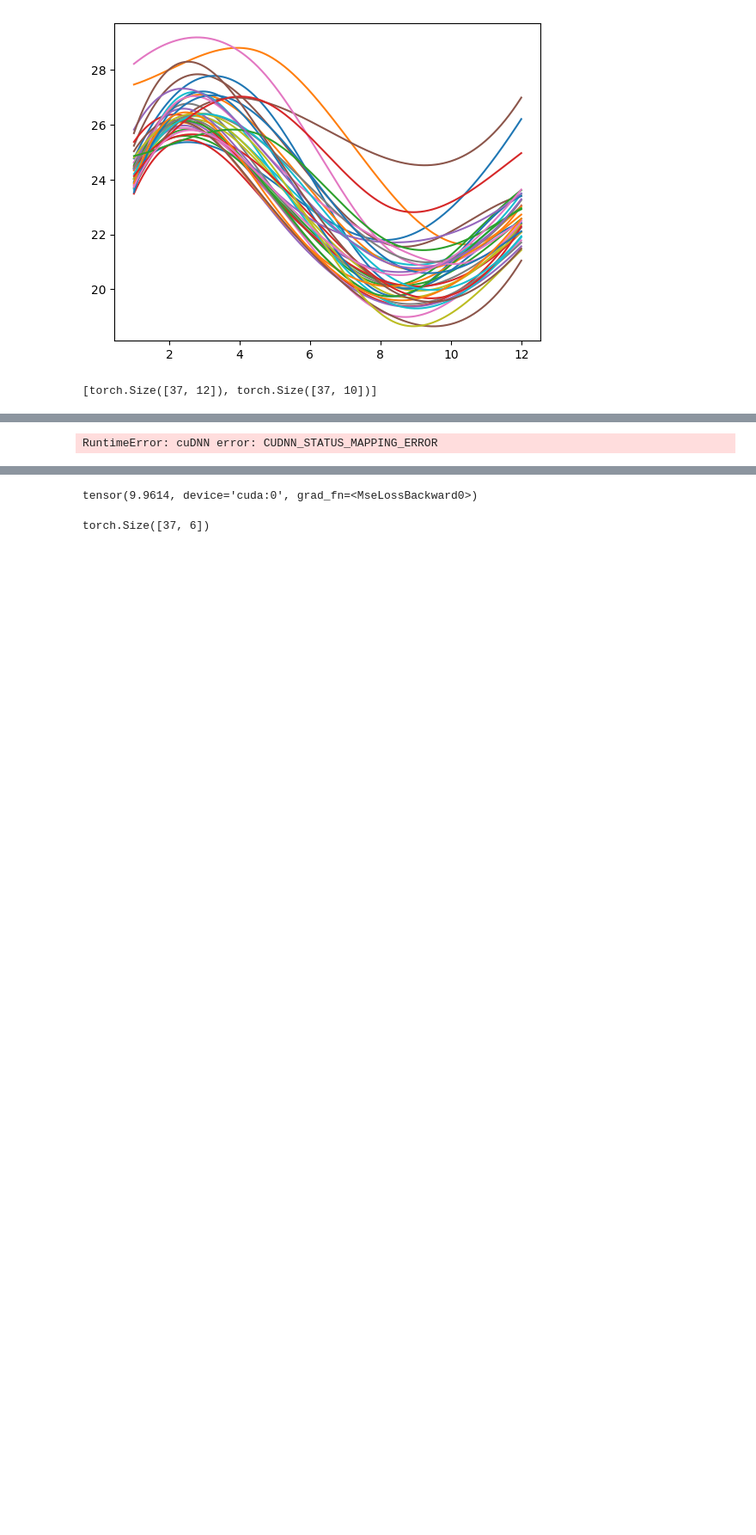
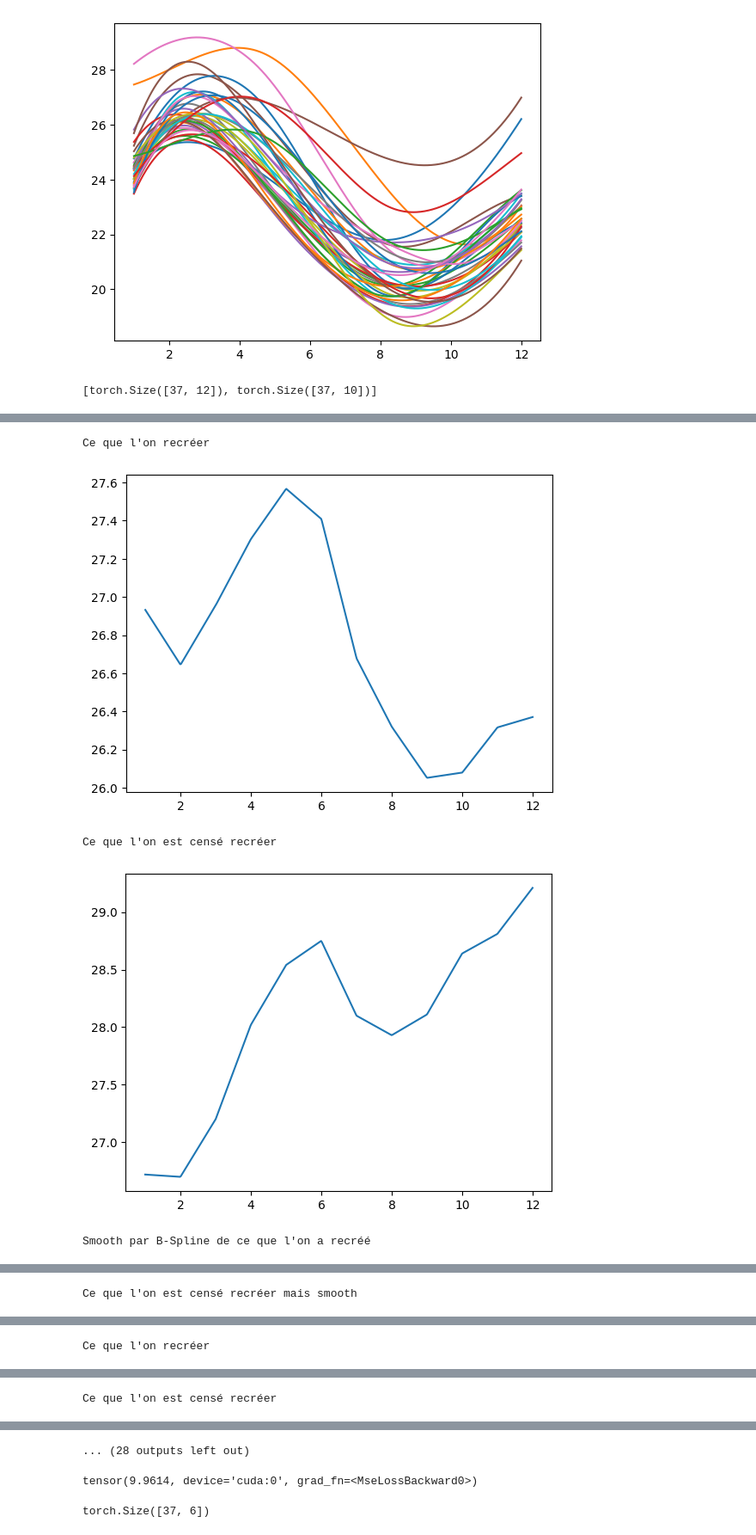
Before and after one commit to Larcheveque-Valentin/CNN, a Jupyter notebook: MNIST_Classifiers/FAE_El_nino/FAE_CNN_transpose_out_unique.ipynb, the cells around one changed output, grey strips where cells are left out. Shown at 86% size. Cells and saved outputs as stored; diff of their text form; code cells hidden in the pictures; blank space fills up the shorter version.

```diff
--- a/MNIST_Classifiers/FAE_El_nino/FAE_CNN_transpose_out_unique.ipynb
+++ b/MNIST_Classifiers/FAE_El_nino/FAE_CNN_transpose_out_unique.ipynb
@@ -310,22 +322,27 @@ NameError: name 'train' is not defined
 # %%
 
 basis_output_CNN_FAE=skfda.representation.basis.BSplineBasis(knots=linspace(1,n_output_CNN_FAE,4))
-FDOutput=skfda.FDataGrid(CNN(region_de_test[9,:].unsqueeze(0))[:,:].detach().cpu(),grid_points=linspace(1,n_output_CNN_FAE,n_output_CNN_FAE))
-FDOutput.plot()
-print("Ce que l'on recréer")
-plt.show()
-FD_region_test=skfda.FDataGrid(region_de_test[9,:].detach().cpu(),grid_points=ElNino_OISST_region_1and2_x)
-FD_region_test.plot()
-print("Ce que l'on est censé recréer")
+for i in range(5):
+    FDOutput=skfda.FDataGrid(CNN(region_de_test[i,:].unsqueeze(0))[:,:].detach().cpu(),grid_points=linspace(1,n_output_CNN_FAE,n_output_CNN_FAE))
+    FDOutput.plot()
+    print("Ce que l'on recréer")
+    plt.show()
+    FD_region_test=skfda.FDataGrid(region_de_test[i,:].detach().cpu(),grid_points=ElNino_OISST_region_1and2_x)
+    FD_region_test.plot()
+    print("Ce que l'on est censé recréer")
 
-plt.show()
-Output_basis=FDOutput.to_basis(basis=basis_output_CNN_FAE)
-Output_basis.plot()
-print("Smooth par B-Spline de ce que l'on a recréé")
-plt.show()
-basis_region_de_test=FD_region_test.to_basis(basis_output_CNN_FAE)
-basis_region_de_test.plot()
-print("Ce que l'on est censé recréer mais smooth")
-plt.show()
+    plt.show()
+    Output_basis=FDOutput.to_basis(basis=basis_output_CNN_FAE)
+    Output_basis.plot()
+    print("Smooth par B-Spline de ce que l'on a recréé")
+    plt.show()
+    basis_region_de_test=FD_region_test.to_basis(basis_output_CNN_FAE)
+    basis_region_de_test.plot()
+    print("Ce que l'on est censé recréer mais smooth")
+    plt.show()
 # %% [output]
-RuntimeError: cuDNN error: CUDNN_STATUS_MAPPING_ERROR
+Ce que l'on recréer
+[figure, added]
+Ce que l'on est censé recréer
+[figure, added]
+Smooth par B-Spline de ce que l'on a recréé
@@ -331,0 +350 @@ RuntimeError: cuDNN error: CUDNN_STATUS_MAPPING_ERROR
+Ce que l'on est censé recréer mais smooth
@@ -331,0 +352 @@ RuntimeError: cuDNN error: CUDNN_STATUS_MAPPING_ERROR
+Ce que l'on recréer
@@ -331,0 +354 @@ RuntimeError: cuDNN error: CUDNN_STATUS_MAPPING_ERROR
+Ce que l'on est censé recréer
@@ -332,3 +356,4 @@ RuntimeError: cuDNN error: CUDNN_STATUS_MAPPING_ERROR
+... (28 outputs left out)
 # %%
 loss_function(CNN(x2[1,:].unsqueeze(0)),x1)
 # %% [output]
```
Also changed, not shown: parts of 7 cells of this notebook, 2 other files.
